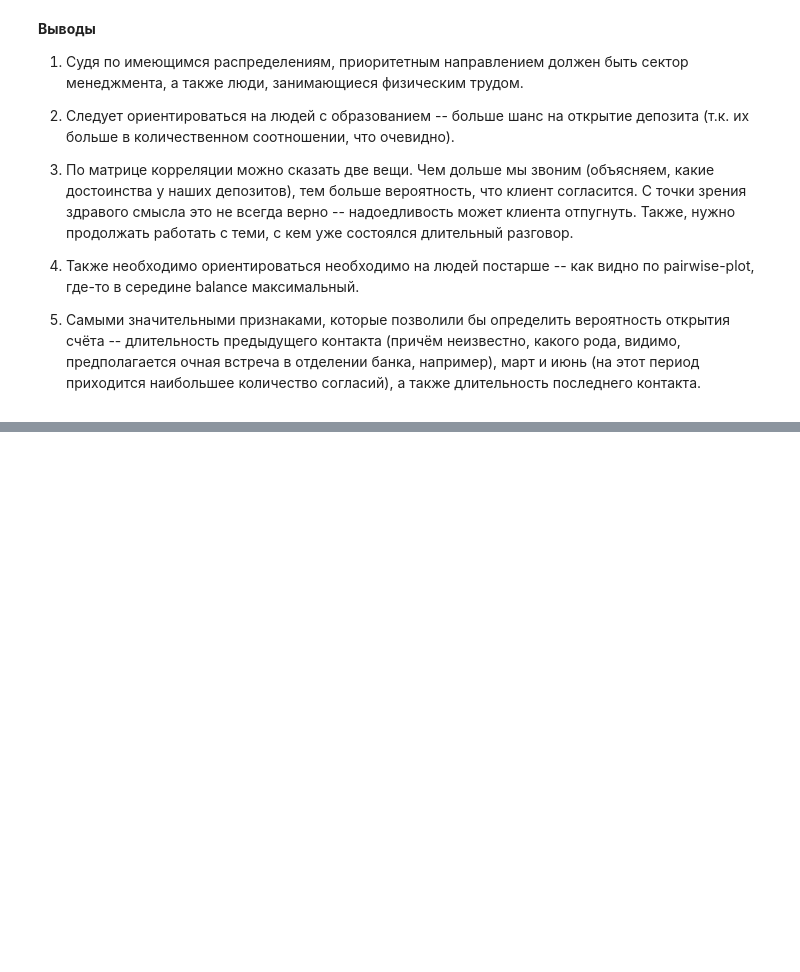
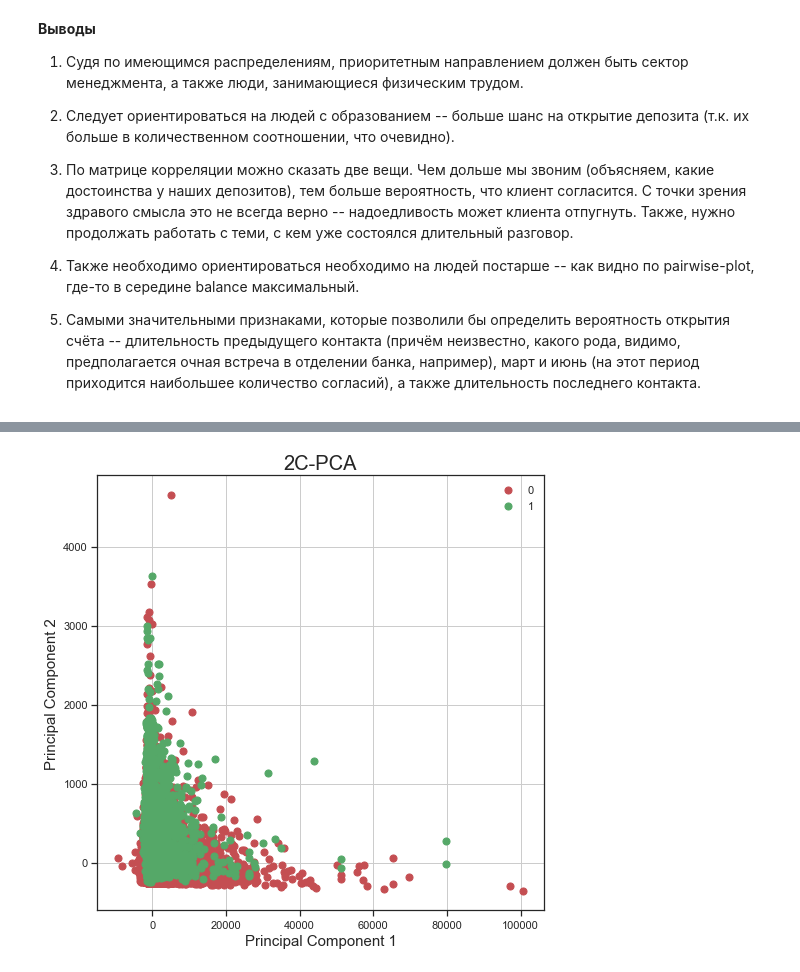
Before and after one commit to juggeroid/ML, a Jupyter notebook: laba_1.ipynb, the cells around one changed output, grey strips where cells are left out. Saved outputs shown, nothing was run; the diff lists cells and outputs as text; code cells hidden in the pictures; blank space fills up the shorter version.

```diff
--- a/laba_1.ipynb
+++ b/laba_1.ipynb
@@ -311,0 +341,7 @@ plt.show()
+# %%
+from sklearn.decomposition import PCA
+pca = PCA(n_components = 2)
+# %%
+pca.fit(X_train)
+X_t_train = pca.transform(X_train)
+X_t_test = pca.transform(X_test)
@@ -311,0 +356,6 @@ plt.show()
+# %%
+transformed = pca.fit_transform(X)
+# %%
+pca_df = pd.DataFrame(data = transformed, columns = ['Principal Component 1', 'Principal Component 2'])
+concatenated = pd.concat([pca_df, dataframe[['y']]], axis = 1)
+concatenated
@@ -311,0 +399,18 @@ plt.show()
+# %%
+fig = plt.figure(figsize = (8,8))
+ax = fig.add_subplot(1,1,1)
+ax.set_xlabel('Principal Component 1', fontsize = 15)
+ax.set_ylabel('Principal Component 2', fontsize = 15)
+ax.set_title('2C-PCA', fontsize = 20)
+targets = [0, 1]
+colors = ['r', 'g']
+for target, color in zip(targets, colors):
+    indices = concatenated['y'] == target
+    ax.scatter(concatenated.loc[indices, 'Principal Component 1'],
+               concatenated.loc[indices, 'Principal Component 2'],
+               c = color,
+               s = 50)
+ax.legend(targets)
+ax.grid()
+# %% [output]
+[figure, added]
```
Also changed, not shown: parts of 10 cells of this notebook.
